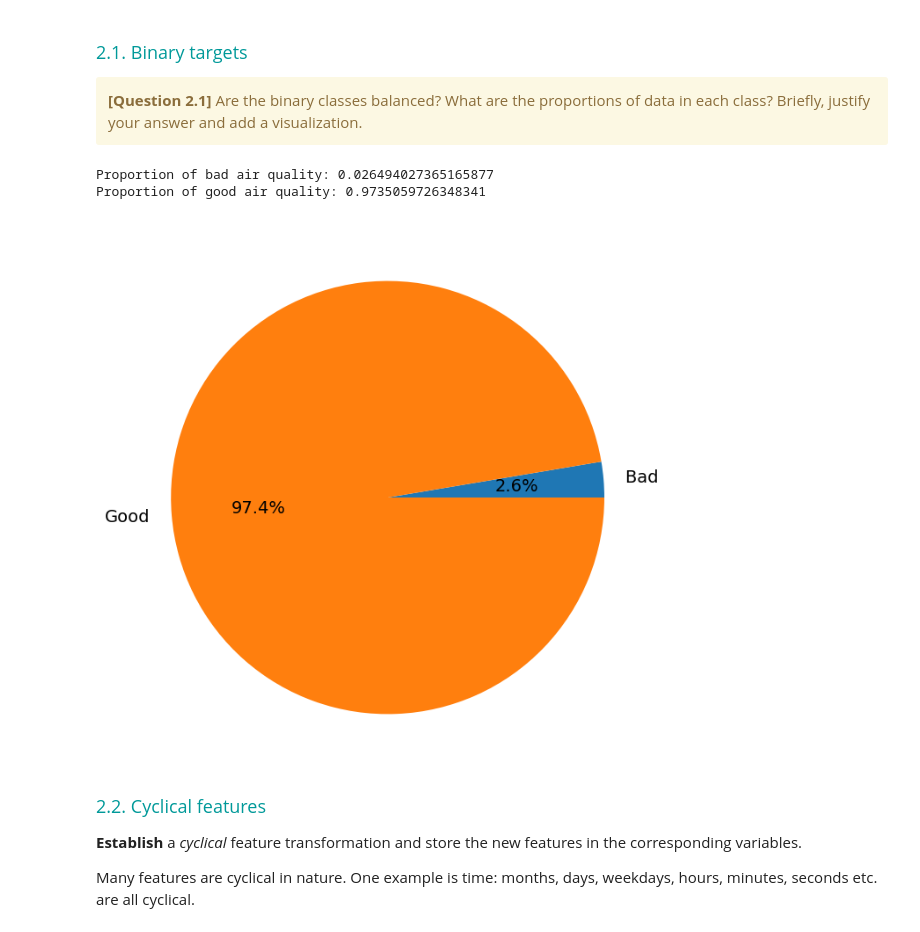
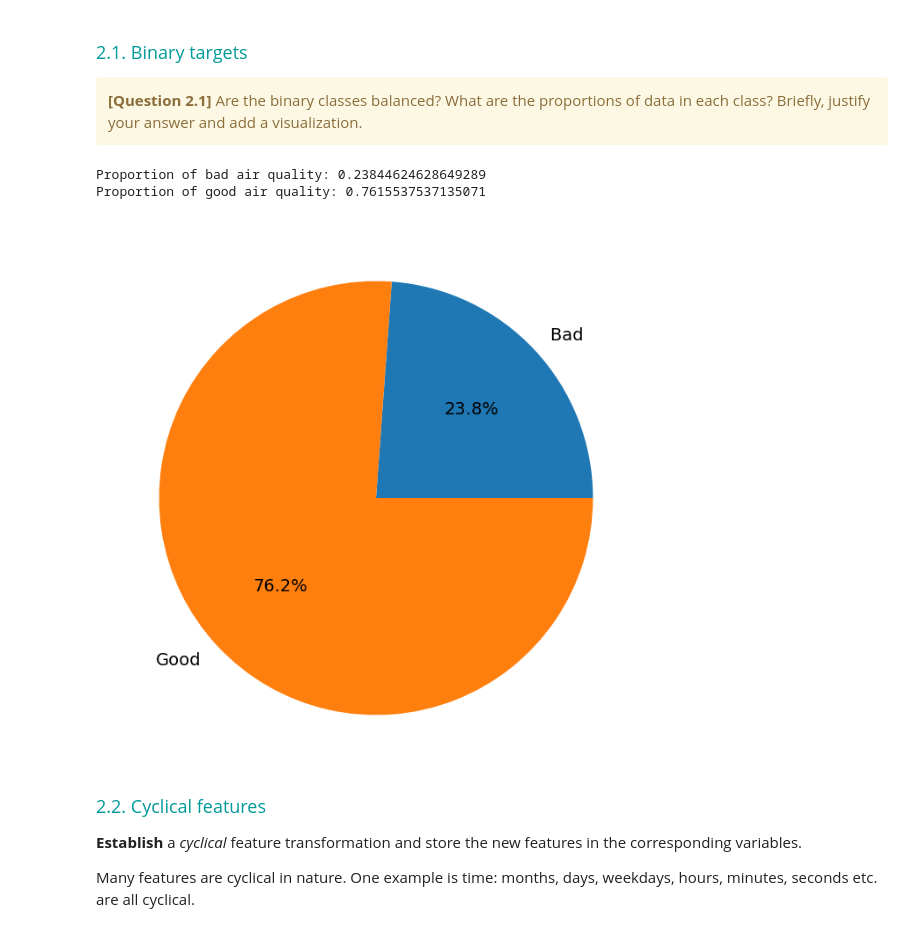
Before and after one commit to ardenne7/Hackatons_3, a Jupyter notebook: Hackathon03-Classification_Student.ipynb, the cells around one changed output. Drawn from its saved outputs; the diff is of its cells as text; code cells hidden in the pictures.

Commit message:
correction size

```diff
--- a/Hackathon03-Classification_Student.ipynb
+++ b/Hackathon03-Classification_Student.ipynb
@@ -253,37 +253,37 @@ a modified training dataframe with a new column 'AQI_binary' continaining the bi
 """
 
 #############################
 # Start :
 #############################
 
 # @rewrite
 
 def aqi_to_binary(aqi):
     if aqi in ["Poor", "Very Poor", "Severe"]:
         return 0
     else:
         return 1
 
 data["AQI_binary"] = data.apply(lambda x: aqi_to_binary(x["AQI"]), axis=1)
 nbre_bad = data['AQI_binary'].value_counts().loc[0]
-size = data.size
+size = data["Datetime"].size
 
 
 print("Proportion of bad air quality: "+ str(nbre_bad/size))
 print("Proportion of good air quality: "+ str((size - nbre_bad)/size))
 
 fig = plt.figure(figsize=(8,8))
 fig.patch.set_facecolor('white')
 plt.pie([nbre_bad/size, (size - nbre_bad)/size], labels=["Bad ", "Good"],autopct='%1.1f%%', textprops={'fontsize': 14})
 plt.show()
 
 ##########################
 # End :
 #########################
 # %% [output]
-Proportion of bad air quality: 0.026494027365165877
-Proportion of good air quality: 0.9735059726348341
+Proportion of bad air quality: 0.23844624628649289
+Proportion of good air quality: 0.7615537537135071
-[figure, old version]
+[figure, new version]
 # %% [markdown]
 <font size=4 color=#009999> 2.2. Cyclical features </font> <br>
 
```
